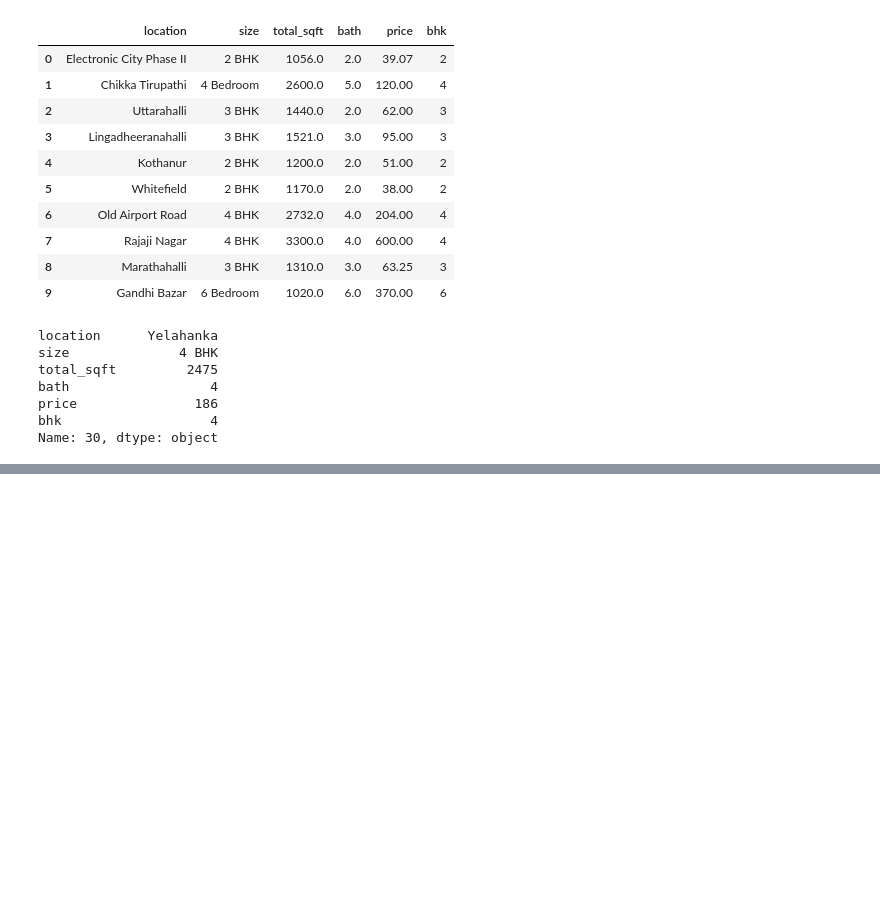
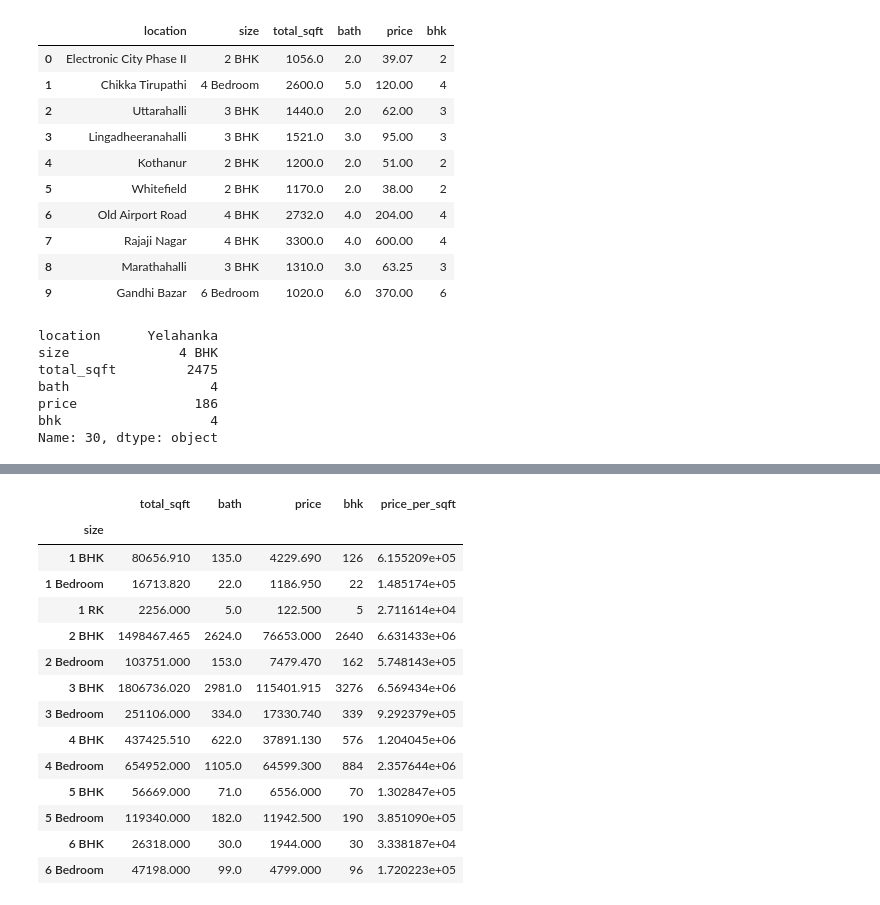
Before and after one commit to the-elite-gypsy/Data-Science-Projects, a Jupyter notebook: realestate_pricepredication/realestate_price_prediction.ipynb, the cells around one changed output, grey strips where cells are left out. Cells and saved outputs as stored; diff of their text form; code cells hidden in the pictures; blank space fills up the shorter version.

```diff
--- a/realestate_pricepredication/realestate_price_prediction.ipynb
+++ b/realestate_pricepredication/realestate_price_prediction.ipynb
@@ -231,0 +365,18 @@ Name: 30, dtype: object
+# %%
+df6.groupby(['size']).sum()
+# %% [output]
+|  | total_sqft | bath | price | bhk | price_per_sqft |
+| size |  |  |  |  |  |
+| 1 BHK | 80656.910 | 135.0 | 4229.690 | 126 | 6.155209e+05 |
+| 1 Bedroom | 16713.820 | 22.0 | 1186.950 | 22 | 1.485174e+05 |
+| 1 RK | 2256.000 | 5.0 | 122.500 | 5 | 2.711614e+04 |
+| 2 BHK | 1498467.465 | 2624.0 | 76653.000 | 2640 | 6.631433e+06 |
+| 2 Bedroom | 103751.000 | 153.0 | 7479.470 | 162 | 5.748143e+05 |
+| 3 BHK | 1806736.020 | 2981.0 | 115401.915 | 3276 | 6.569434e+06 |
+| 3 Bedroom | 251106.000 | 334.0 | 17330.740 | 339 | 9.292379e+05 |
+| 4 BHK | 437425.510 | 622.0 | 37891.130 | 576 | 1.204045e+06 |
+| 4 Bedroom | 654952.000 | 1105.0 | 64599.300 | 884 | 2.357644e+06 |
+| 5 BHK | 56669.000 | 71.0 | 6556.000 | 70 | 1.302847e+05 |
+| 5 Bedroom | 119340.000 | 182.0 | 11942.500 | 190 | 3.851090e+05 |
+| 6 BHK | 26318.000 | 30.0 | 1944.000 | 30 | 3.338187e+04 |
+| 6 Bedroom | 47198.000 | 99.0 | 4799.000 | 96 | 1.720223e+05 |
```
Also changed, not shown: parts of 28 cells of this notebook.
